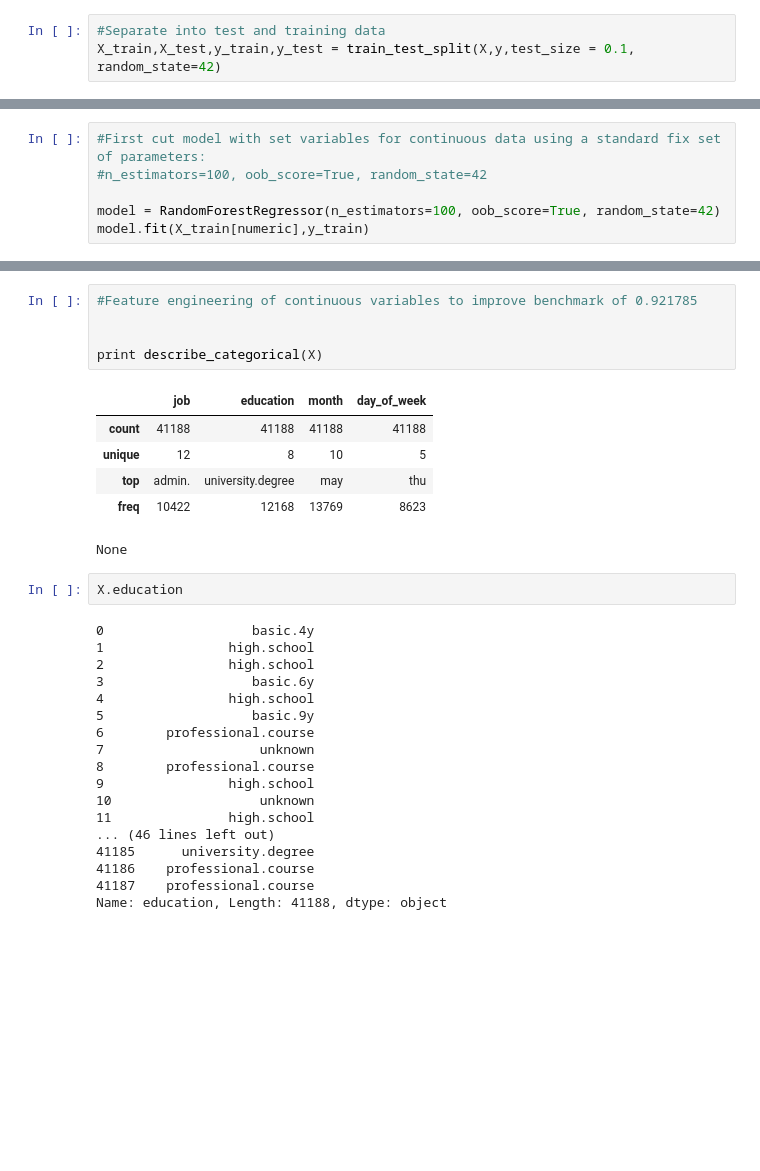
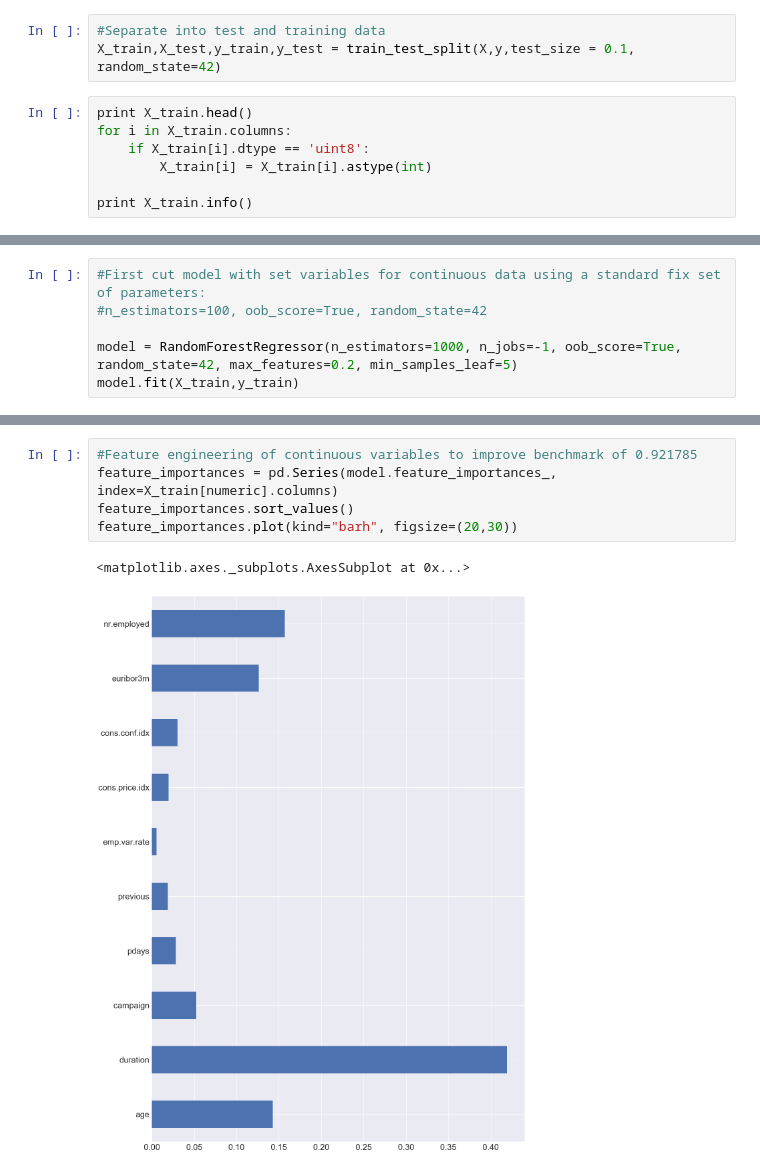
Before and after one commit to karaningle/direct_marketing, a Jupyter notebook: Direct-Marketing.ipynb, the cells around one changed output, grey strips where cells are left out. Saved outputs shown, nothing was run; the diff lists cells and outputs as text; blank space fills up the shorter version.

Commit message:
Hot encoding categorical variables and parameter hypertuning

```diff
--- a/Direct-Marketing.ipynb
+++ b/Direct-Marketing.ipynb
@@ -120,3 +120,10 @@ X.head()
 # %%
 #Separate into test and training data
 X_train,X_test,y_train,y_test = train_test_split(X,y,test_size = 0.1, random_state=42)
+# %%
+print X_train.head()
+for i in X_train.columns:
+    if X_train[i].dtype == 'uint8':
+        X_train[i] = X_train[i].astype(int)
+
+print X_train.info()
@@ -155,7 +202,7 @@ max            1.000000          1.000000         1.000000        1.000000
 #First cut model with set variables for continuous data using a standard fix set of parameters:
 #n_estimators=100, oob_score=True, random_state=42
 
-model = RandomForestRegressor(n_estimators=100, oob_score=True, random_state=42)
-model.fit(X_train[numeric],y_train)
+model = RandomForestRegressor(n_estimators=1000, n_jobs=-1, oob_score=True, random_state=42, max_features=0.2, min_samples_leaf=5)
+model.fit(X_train,y_train)
 # %% [output]
 RandomForestRegressor(bootstrap=True, criterion='mse', max_depth=None,
@@ -179,32 +225,8 @@ c-stat:  0.927336176721
 # %%
 #Feature engineering of continuous variables to improve benchmark of 0.921785
-
-
-print describe_categorical(X)
+feature_importances = pd.Series(model.feature_importances_, index=X_train[numeric].columns)
+feature_importances.sort_values()
+feature_importances.plot(kind="barh", figsize=(20,30))
 # %% [output]
-|  | job | education | month | day_of_week |
-| count | 41188 | 41188 | 41188 | 41188 |
-| unique | 12 | 8 | 10 | 5 |
-| top | admin. | university.degree | may | thu |
-| freq | 10422 | 12168 | 13769 | 8623 |
-None
+<matplotlib.axes._subplots.AxesSubplot at 0x...>
+[figure, added]
-# %%
-X.education
-# %% [output]
-0                   basic.4y
-1                high.school
-2                high.school
-3                   basic.6y
-4                high.school
-5                   basic.9y
-6        professional.course
-7                    unknown
-8        professional.course
-9                high.school
-10                   unknown
-11               high.school
-... (46 lines left out)
-41185      university.degree
-41186    professional.course
-41187    professional.course
-Name: education, Length: 41188, dtype: object
```
Also changed, not shown: parts of 15 cells of this notebook.
